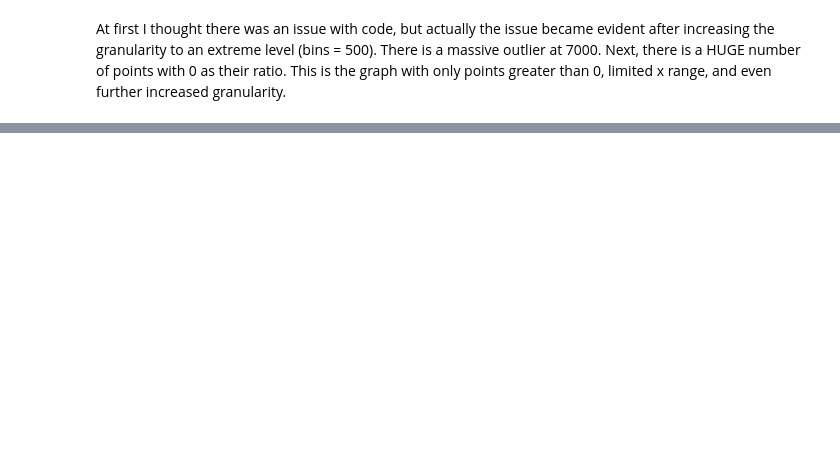
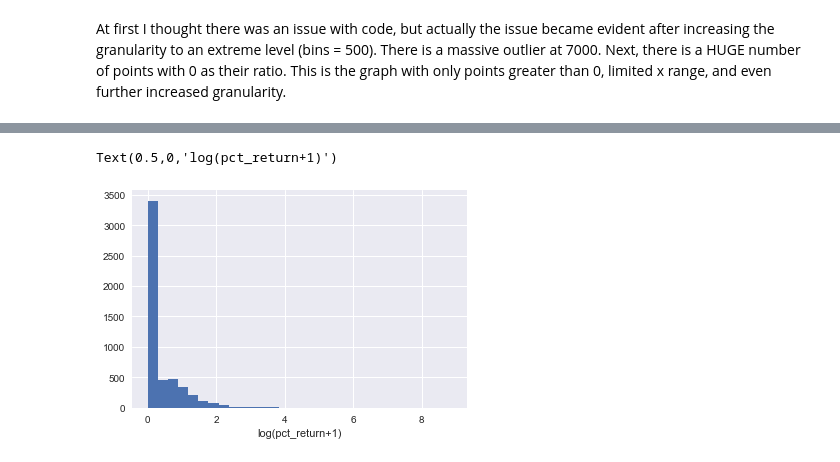
Before and after one commit to devinthai/NBCUniversal, a Jupyter notebook: Analysis/Exploratory Data Analysis.ipynb, the cells around one changed output, grey strips where cells are left out. Cells and saved outputs as stored; diff of their text form; code cells hidden in the pictures; blank space fills up the shorter version.

```diff
--- a/Analysis/Exploratory Data Analysis.ipynb
+++ b/Analysis/Exploratory Data Analysis.ipynb
@@ -66,0 +79,6 @@ This histogram is clearly still in the same shape as the one for just adjusted b
+# %%
+plt.hist((pct_return+1).apply(lambda x: math.log(x)), bins=30)
+plt.xlabel('log(pct_return+1)')
+# %% [output]
+Text(0.5,0,'log(pct_return+1)')
+[figure, added]
```
Also changed, not shown: parts of 18 cells of this notebook.
